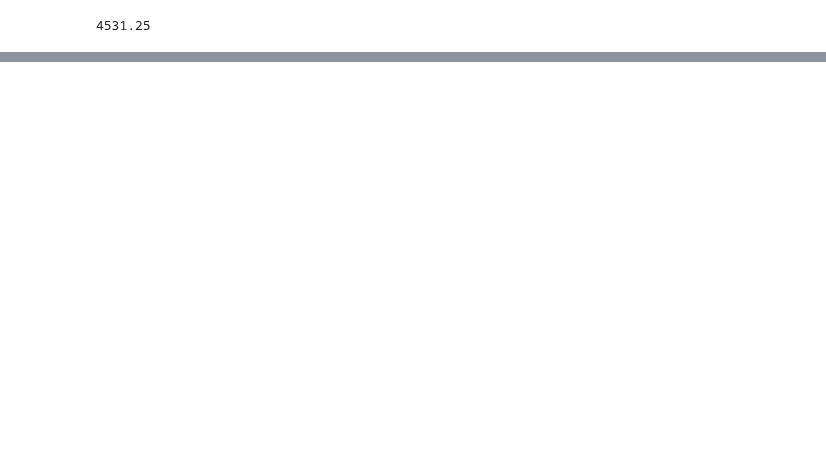
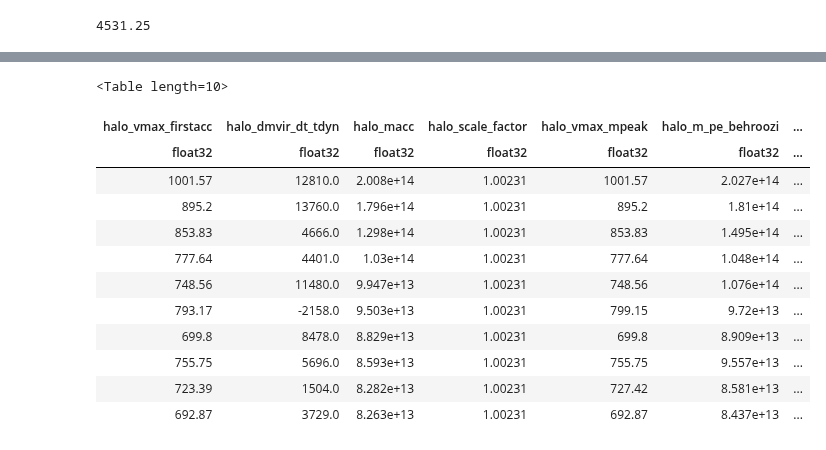
Before and after one commit to KuanWang-Astro/Fisher-paper-version, a Jupyter notebook: Brighter_test.ipynb, the cells around one changed output, grey strips where cells are left out. Cells and saved outputs as stored; diff of their text form; code cells hidden in the pictures; blank space fills up the shorter version.

```diff
--- a/Brighter_test.ipynb
+++ b/Brighter_test.ipynb
@@ -63,0 +82,18 @@ plt.ylim(0,20)
+# %%
+table = halocat.halo_table[:10]
+# %%
+table
+# %% [output]
+<Table length=10>
+| halo_vmax_firstacc | halo_dmvir_dt_tdyn | halo_macc | halo_scale_factor | halo_vmax_mpeak | halo_m_pe_behroozi | ... |
+| float32 | float32 | float32 | float32 | float32 | float32 | ... |
+| 1001.57 | 12810.0 | 2.008e+14 | 1.00231 | 1001.57 | 2.027e+14 | ... |
+| 895.2 | 13760.0 | 1.796e+14 | 1.00231 | 895.2 | 1.81e+14 | ... |
+| 853.83 | 4666.0 | 1.298e+14 | 1.00231 | 853.83 | 1.495e+14 | ... |
+| 777.64 | 4401.0 | 1.03e+14 | 1.00231 | 777.64 | 1.048e+14 | ... |
+| 748.56 | 11480.0 | 9.947e+13 | 1.00231 | 748.56 | 1.076e+14 | ... |
+| 793.17 | -2158.0 | 9.503e+13 | 1.00231 | 799.15 | 9.72e+13 | ... |
+| 699.8 | 8478.0 | 8.829e+13 | 1.00231 | 699.8 | 8.909e+13 | ... |
+| 755.75 | 5696.0 | 8.593e+13 | 1.00231 | 755.75 | 9.557e+13 | ... |
+| 723.39 | 1504.0 | 8.282e+13 | 1.00231 | 727.42 | 8.581e+13 | ... |
+| 692.87 | 3729.0 | 8.263e+13 | 1.00231 | 692.87 | 8.437e+13 | ... |
```
Also changed, not shown: parts of 5 cells of this notebook, 2 other files.
